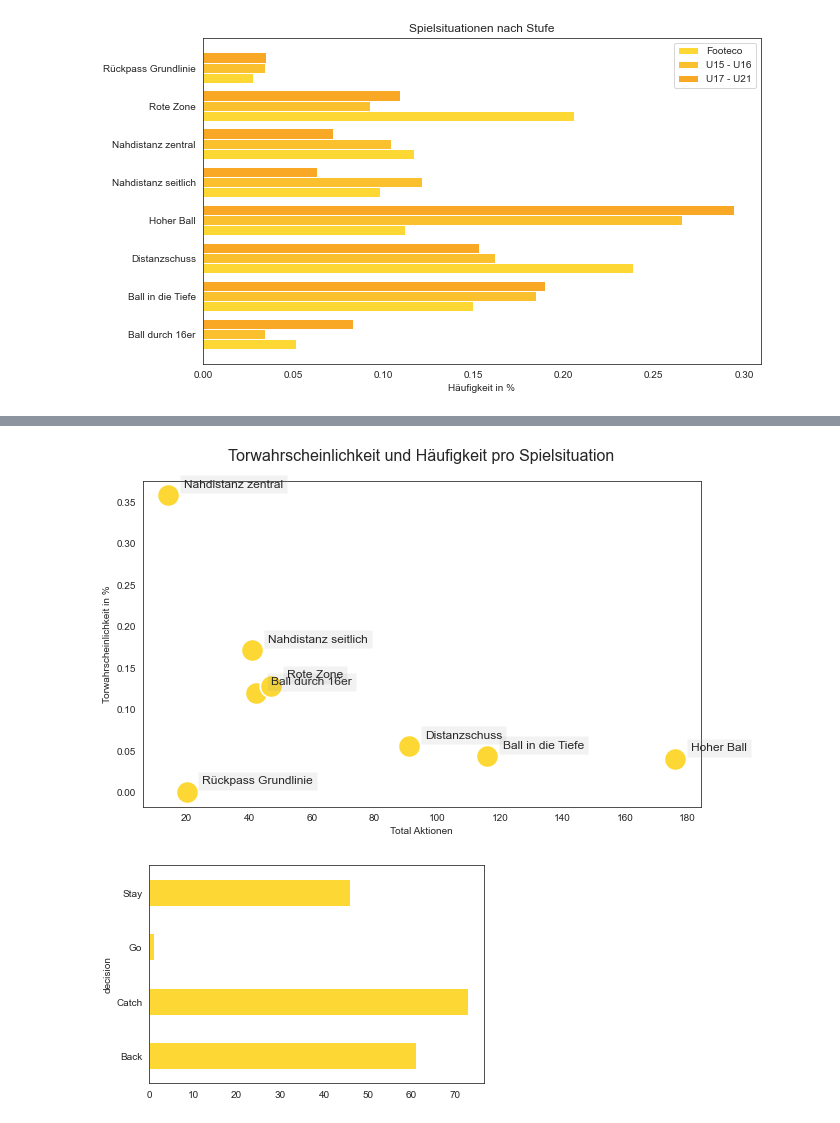
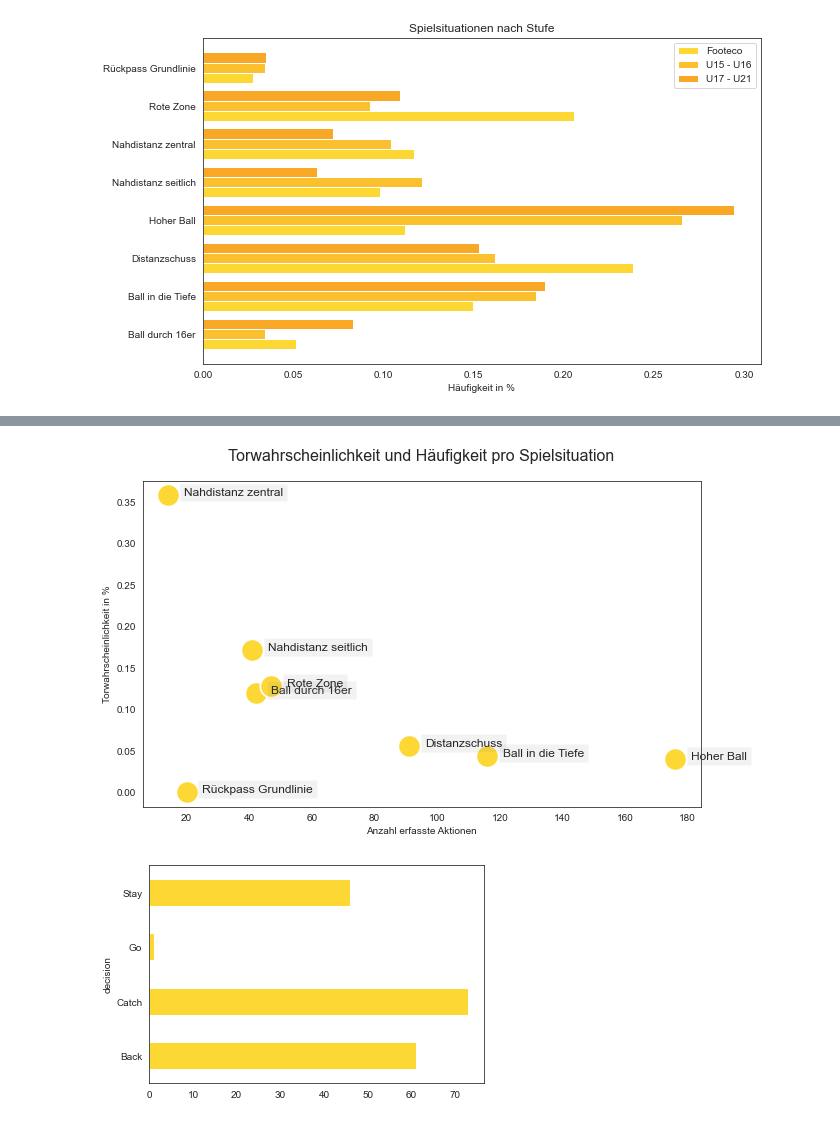
Before and after one commit to keepertrainer78698/youth-base, a Jupyter notebook: game-stats/keeperstats.ipynb, the cells around one changed output, grey strips where cells are left out. Saved outputs shown, nothing was run; the diff lists cells and outputs as text; code cells hidden in the pictures.

```diff
--- a/game-stats/keeperstats.ipynb
+++ b/game-stats/keeperstats.ipynb
@@ -238,11 +238,11 @@ plt.figure(figsize=(10,6))
 #plt.scatter('total', 'perc of gk reaction', data=pivot_critical_events, label='primary_event', c=color_yellow, s=500)
 sns.scatterplot(x='total', y='perc of gk reaction', s=500, data=pivot_critical_events)
 
-plt.xlabel('Anzahl Aktionen')
-plt.ylabel('% Aktionen für TH')
+plt.xlabel('Anzahl erfasste Aktionen')
+plt.ylabel('% effektive Aktionen für TH')
 plt.title('Aktionen für TH und Häufigkeit der Spielsituationen', fontsize=16, pad=20)
 for i, label in enumerate(pivot_critical_events.primary_event):
-    plt.text(pivot_critical_events.total[i], pivot_critical_events['perc of gk reaction'][i]+0.03, label, fontsize=12, bbox=dict(facecolor='gray', alpha=0.1))
+    plt.text(pivot_critical_events.total[i]+5, pivot_critical_events['perc of gk reaction'][i], label, fontsize=12, bbox=dict(facecolor='gray', alpha=0.1))
 
 plt.savefig('torhüter_aktionen.png')
 plt.show()
@@ -251,33 +251,33 @@ plt.show()
 # %%
 ## Analysis of Goals
 
 critical_defensive_events['is_goal'] = critical_defensive_events.outcome.apply(lambda x: 'yes' if x == "Tor" else 'no')
 group_goal_events = critical_defensive_events.groupby(['primary_event', 'is_goal']).event_id.count().reset_index()
 pivot_goal_events = group_goal_events.pivot(index='primary_event', columns='is_goal', values='event_id').reset_index()
 pivot_goal_events['no'] = pivot_goal_events.no.fillna(0)
 pivot_goal_events['yes'] = pivot_goal_events.yes.fillna(0)
 pivot_goal_events['total_events'] = pivot_goal_events.no + pivot_goal_events.yes
 pivot_goal_events['goals_in_perc'] = pivot_goal_events.yes / pivot_goal_events.total_events
 pivot_goal_events = pivot_goal_events.drop(columns=['no', 'yes'])
 
 plt.figure(figsize=[10, 6])
 sns.scatterplot(x='total_events', y='goals_in_perc', s=500, data=pivot_goal_events)
 
 for i in range(pivot_goal_events.shape[0]):
     plt.text(x=pivot_goal_events.total_events[i]+5,
-        y=pivot_goal_events.goals_in_perc[i]+0.01,
+        y=pivot_goal_events.goals_in_perc[i],
         s=pivot_goal_events.primary_event[i],
         fontsize=12,
         bbox=dict(facecolor='gray', alpha=0.1))
 
 plt.title('Torwahrscheinlichkeit und Häufigkeit pro Spielsituation', fontsize=16, pad=20)
-plt.xlabel('Total Aktionen')
+plt.xlabel('Anzahl erfasste Aktionen')
 plt.ylabel('Torwahrscheinlichkeit in %')
 
 plt.savefig('torwahrscheinlichkeit.png')
 plt.show()
 # %% [output]
-[figure, old version]
+[figure, new version]
 # %%
 ## Analysis von Hohen Bällen
 crosses = defensive_df[(defensive_df.game_event == 'Hoher Ball') & ((defensive_df.category == 'T3') | (defensive_df.category == 'T4'))]
```
Also changed, not shown: parts of 4 cells of this notebook, 12 other files.
